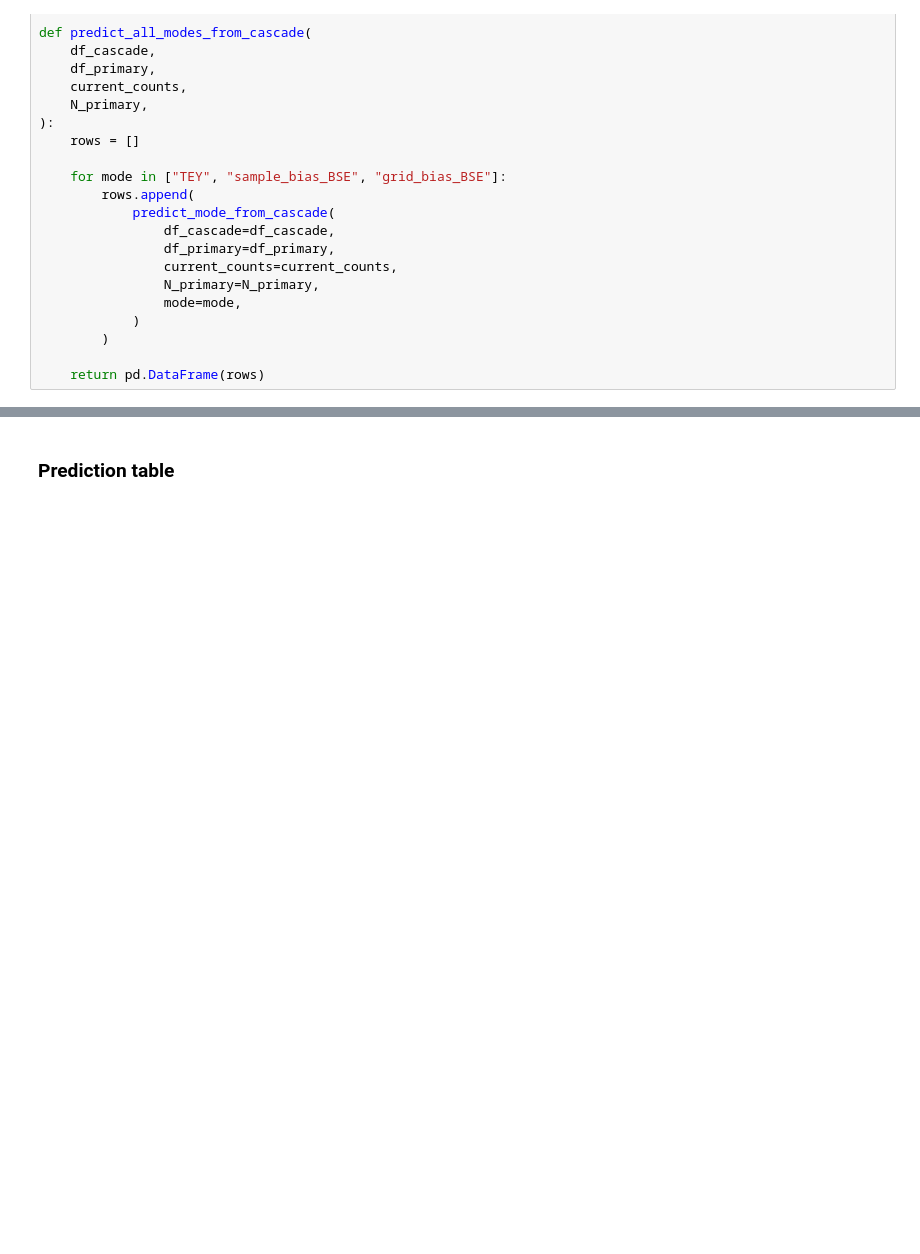
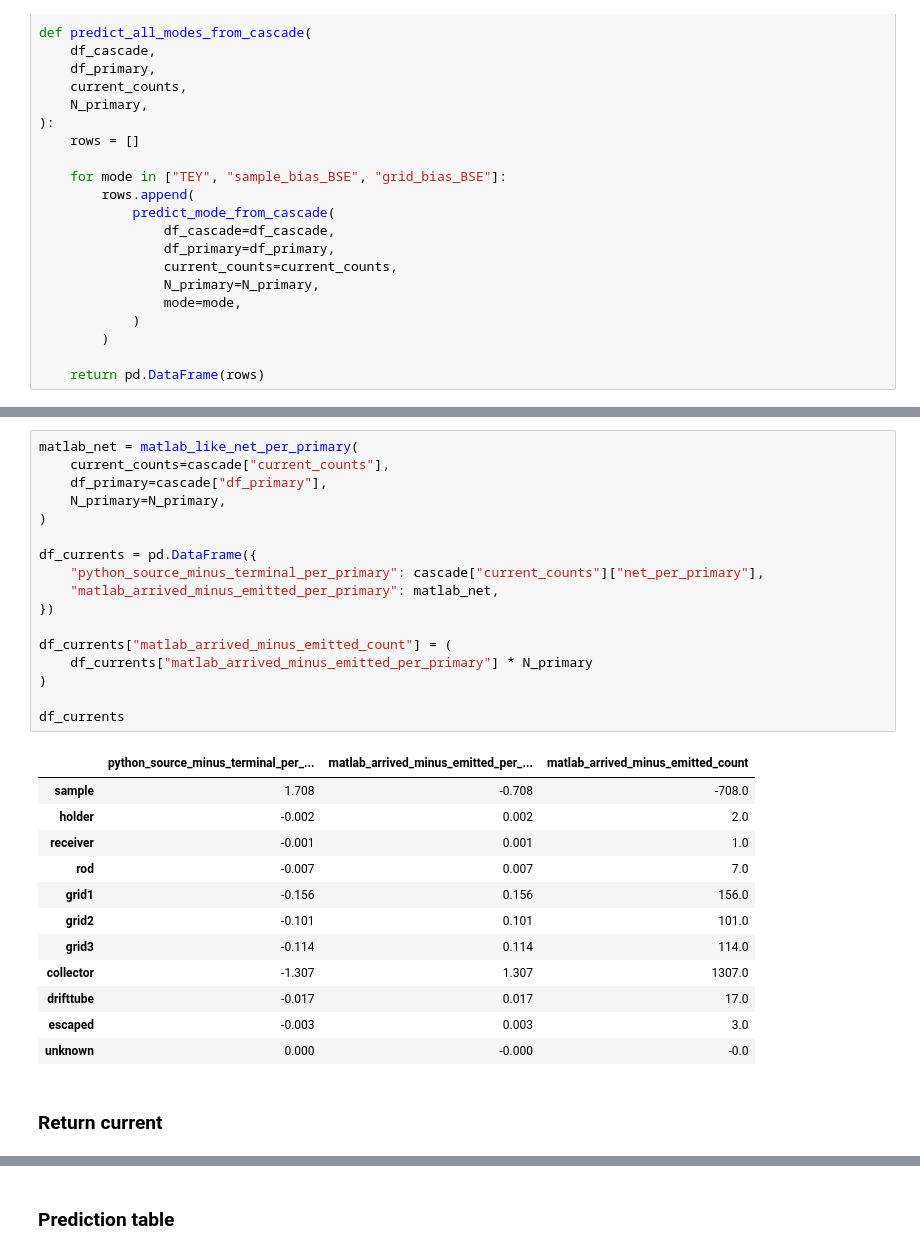
Before and after one commit to oridzel/rfa_python, a Jupyter notebook: notebooks/06_current_prediction_modes.ipynb, the cells around one changed output, grey strips where cells are left out. Cells and saved outputs as stored; diff of their text form; blank space fills up the shorter version.

```diff
--- a/notebooks/06_current_prediction_modes.ipynb
+++ b/notebooks/06_current_prediction_modes.ipynb
@@ -398,0 +465,32 @@ def predict_all_modes_from_cascade(
+# %%
+matlab_net = matlab_like_net_per_primary(
+    current_counts=cascade["current_counts"],
+    df_primary=cascade["df_primary"],
+    N_primary=N_primary,
+)
+
+df_currents = pd.DataFrame({
+    "python_source_minus_terminal_per_primary": cascade["current_counts"]["net_per_primary"],
+    "matlab_arrived_minus_emitted_per_primary": matlab_net,
+})
+
+df_currents["matlab_arrived_minus_emitted_count"] = (
+    df_currents["matlab_arrived_minus_emitted_per_primary"] * N_primary
+)
+
+df_currents
+# %% [output]
+|  | python_source_minus_terminal_per_... | matlab_arrived_minus_emitted_per_... | matlab_arrived_minus_emitted_count |
+| sample | 1.708 | -0.708 | -708.0 |
+| holder | -0.002 | 0.002 | 2.0 |
+| receiver | -0.001 | 0.001 | 1.0 |
+| rod | -0.007 | 0.007 | 7.0 |
+| grid1 | -0.156 | 0.156 | 156.0 |
+| grid2 | -0.101 | 0.101 | 101.0 |
+| grid3 | -0.114 | 0.114 | 114.0 |
+| collector | -1.307 | 1.307 | 1307.0 |
+| drifttube | -0.017 | 0.017 | 17.0 |
+| escaped | -0.003 | 0.003 | 3.0 |
+| unknown | 0.000 | -0.000 | -0.0 |
+# %% [markdown]
+### Return current
```
Also changed, not shown: parts of 35 cells of this notebook, 18 other files.
